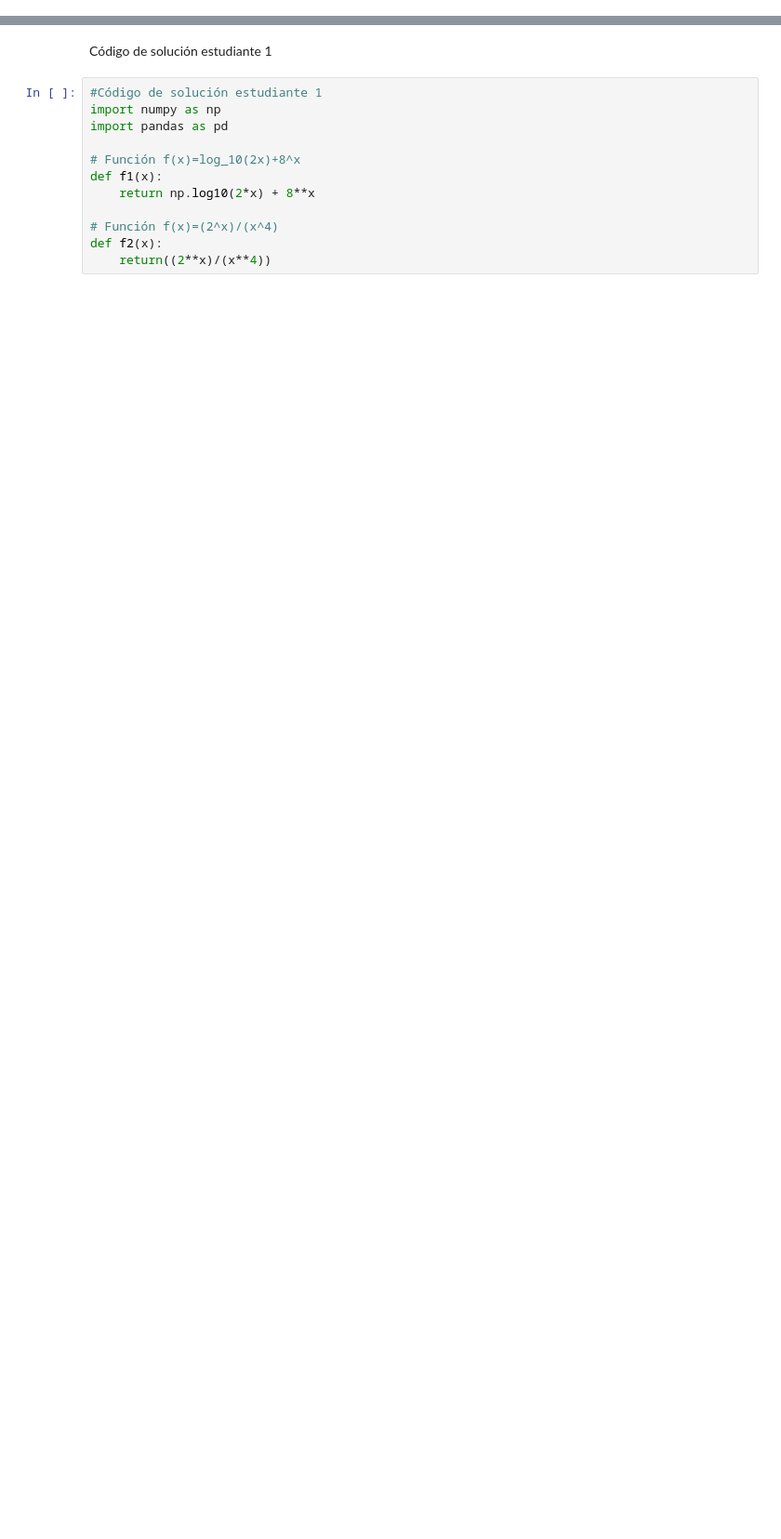
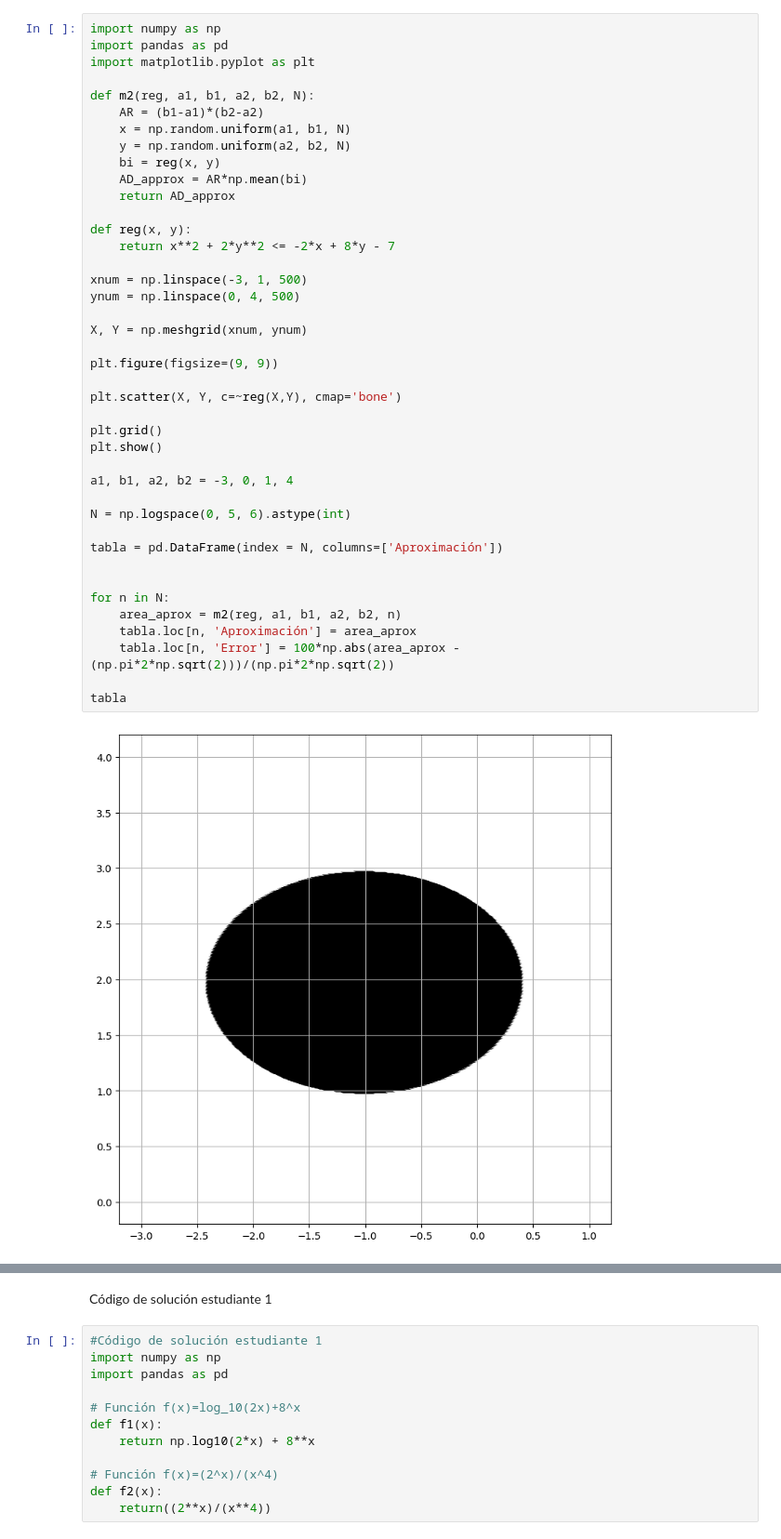
Before and after one commit to Daniel-Iteso/Tarea5-6_HernandezDanielOrnelasTalpa, a Jupyter notebook: Tarea6_HernandezDanielOrnelasTalpa.ipynb, the cells around one changed output, grey strips where cells are left out. Shown: that part at 93% size. Saved outputs shown, nothing was run; the diff lists cells and outputs as text; blank space fills up the shorter version.

```diff
--- a/Tarea6_HernandezDanielOrnelasTalpa.ipynb
+++ b/Tarea6_HernandezDanielOrnelasTalpa.ipynb
@@ -30,0 +40,43 @@ $$\int_1^5 \frac{2^x}{x^4} \text{d}x$$
+# %%
+import numpy as np
+import pandas as pd
+import matplotlib.pyplot as plt
+
+def m2(reg, a1, b1, a2, b2, N):
+    AR = (b1-a1)*(b2-a2)
+    x = np.random.uniform(a1, b1, N)
+    y = np.random.uniform(a2, b2, N)
+    bi = reg(x, y)
+    AD_approx = AR*np.mean(bi)
+    return AD_approx
+
+def reg(x, y):
+    return x**2 + 2*y**2 <= -2*x + 8*y - 7
+
+xnum = np.linspace(-3, 1, 500)
+ynum = np.linspace(0, 4, 500)
+
+X, Y = np.meshgrid(xnum, ynum)
+
+plt.figure(figsize=(9, 9))
+
+plt.scatter(X, Y, c=~reg(X,Y), cmap='bone')
+
+plt.grid()
+plt.show()
+
+a1, b1, a2, b2 = -3, 0, 1, 4
+
+N = np.logspace(0, 5, 6).astype(int)
+
+tabla = pd.DataFrame(index = N, columns=['Aproximación'])
+
+
+for n in N:
+    area_aprox = m2(reg, a1, b1, a2, b2, n)
+    tabla.loc[n, 'Aproximación'] = area_aprox
+    tabla.loc[n, 'Error'] = 100*np.abs(area_aprox - (np.pi*2*np.sqrt(2)))/(np.pi*2*np.sqrt(2))
+
+tabla
+# %% [output]
+[figure, added]
```
Also changed, not shown: parts of 7 cells of this notebook.
